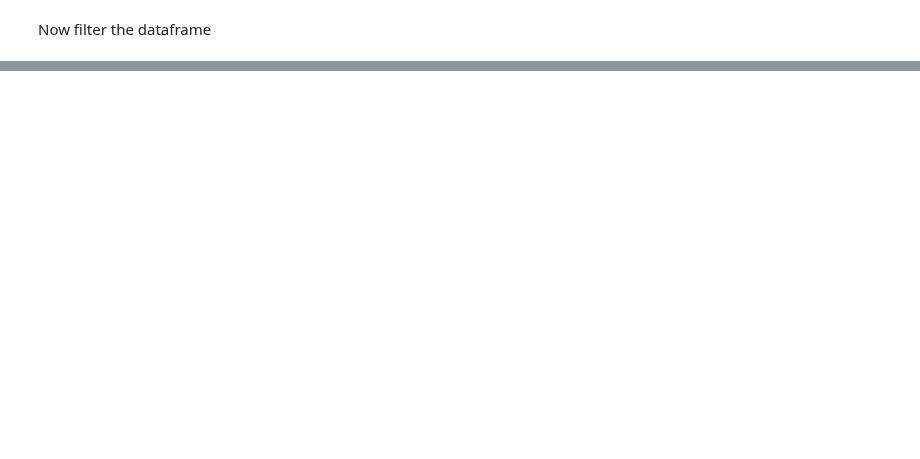
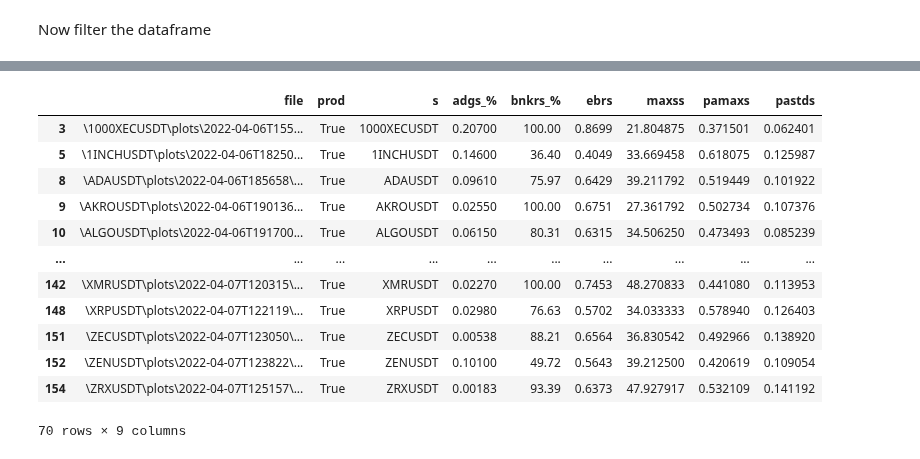
Before and after one commit to shroukkhan/passivbot, a Jupyter notebook: analyze_result_binance.ipynb, the cells around one changed output, grey strips where cells are left out. Cells and saved outputs as stored; diff of their text form; code cells hidden in the pictures; blank space fills up the shorter version.

```diff
--- a/analyze_result_binance.ipynb
+++ b/analyze_result_binance.ipynb
@@ -229,0 +221,21 @@ See the caveats in the documentation: https://pandas.pydata.org/pandas-docs/stab
+# %%
+ds = dx[
+   (dx['adgs_%'] > 0.00)
+  #& (dx['bnkrs_%'] == 100.00)
+]
+ds = ds[['file', 'prod', 's', 'adgs_%', 'bnkrs_%','ebrs','maxss', 'pamaxs','pastds' ]]
+ds
+# %% [output]
+|  | file | prod | s | adgs_% | bnkrs_% | ebrs | maxss | pamaxs | pastds |
+| 3 | \1000XECUSDT\plots\2022-04-06T155... | True | 1000XECUSDT | 0.20700 | 100.00 | 0.8699 | 21.804875 | 0.371501 | 0.062401 |
+| 5 | \1INCHUSDT\plots\2022-04-06T18250... | True | 1INCHUSDT | 0.14600 | 36.40 | 0.4049 | 33.669458 | 0.618075 | 0.125987 |
+| 8 | \ADAUSDT\plots\2022-04-06T185658\... | True | ADAUSDT | 0.09610 | 75.97 | 0.6429 | 39.211792 | 0.519449 | 0.101922 |
+| 9 | \AKROUSDT\plots\2022-04-06T190136... | True | AKROUSDT | 0.02550 | 100.00 | 0.6751 | 27.361792 | 0.502734 | 0.107376 |
+| 10 | \ALGOUSDT\plots\2022-04-06T191700... | True | ALGOUSDT | 0.06150 | 80.31 | 0.6315 | 34.506250 | 0.473493 | 0.085239 |
+| ... | ... | ... | ... | ... | ... | ... | ... | ... | ... |
+| 142 | \XMRUSDT\plots\2022-04-07T120315\... | True | XMRUSDT | 0.02270 | 100.00 | 0.7453 | 48.270833 | 0.441080 | 0.113953 |
+| 148 | \XRPUSDT\plots\2022-04-07T122119\... | True | XRPUSDT | 0.02980 | 76.63 | 0.5702 | 34.033333 | 0.578940 | 0.126403 |
+| 151 | \ZECUSDT\plots\2022-04-07T123050\... | True | ZECUSDT | 0.00538 | 88.21 | 0.6564 | 36.830542 | 0.492966 | 0.138920 |
+| 152 | \ZENUSDT\plots\2022-04-07T123822\... | True | ZENUSDT | 0.10100 | 49.72 | 0.5643 | 39.212500 | 0.420619 | 0.109054 |
+| 154 | \ZRXUSDT\plots\2022-04-07T125157\... | True | ZRXUSDT | 0.00183 | 93.39 | 0.6373 | 47.927917 | 0.532109 | 0.141192 |
+70 rows × 9 columns
```
Also changed, not shown: parts of 6 cells of this notebook, 15 other files.
